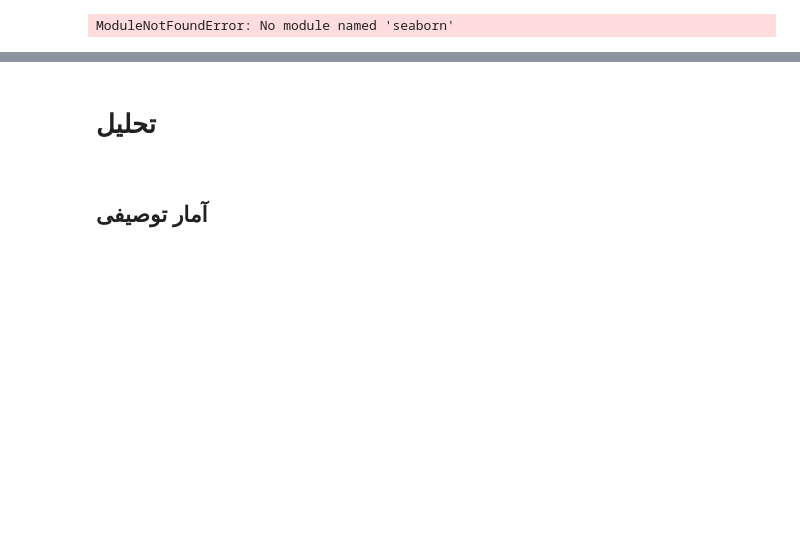
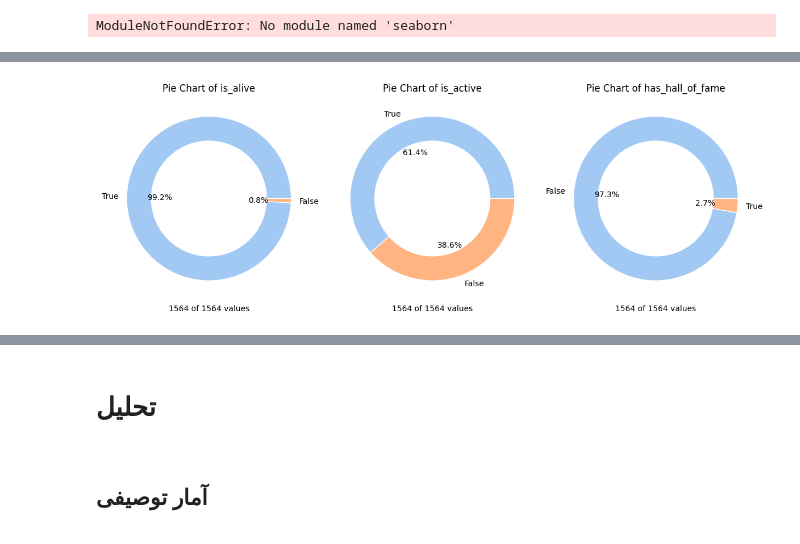
Before and after one commit to tajaddini/basketball-reference, a Jupyter notebook: notebooks/g1.ipynb, the cells around one changed output, grey strips where cells are left out. Cells and saved outputs as stored; diff of their text form; code cells hidden in the pictures; blank space fills up the shorter version.

```diff
--- a/notebooks/g1.ipynb
+++ b/notebooks/g1.ipynb
@@ -410,0 +580,21 @@ def violins(df: pd.DataFrame, x_name: str, y_name: str, split_on: str, inner='qu
+# %%
+def determine_col_types(df: pd.DataFrame):
+    numeric_cols = []
+    boolean_cols = []
+    categoricals = []
+
+    for col in df.columns:
+        if pd.api.types.is_numeric_dtype(df[col]) and not pd.api.types.is_bool_dtype(df[col]):
+            numeric_cols.append(col)
+        elif pd.api.types.is_bool_dtype(df[col]):
+            boolean_cols.append(col)
+        else:
+            categoricals.append(col)
+
+    return numeric_cols, boolean_cols, categoricals
+# %%
+numeric_cols, boolean_cols, categoricals = determine_col_types(df_players)
+
+print(f"numeric_cols: {numeric_cols}")
+print(f"boolean_cols: {boolean_cols}")
+print(f"categoricals: {categoricals}")
@@ -410,0 +665,4 @@ def violins(df: pd.DataFrame, x_name: str, y_name: str, split_on: str, inner='qu
+# %%
+pies(df_players, boolean_cols)
+# %% [output]
+[figure, added]
```
Also changed, not shown: parts of 47 cells of this notebook.
